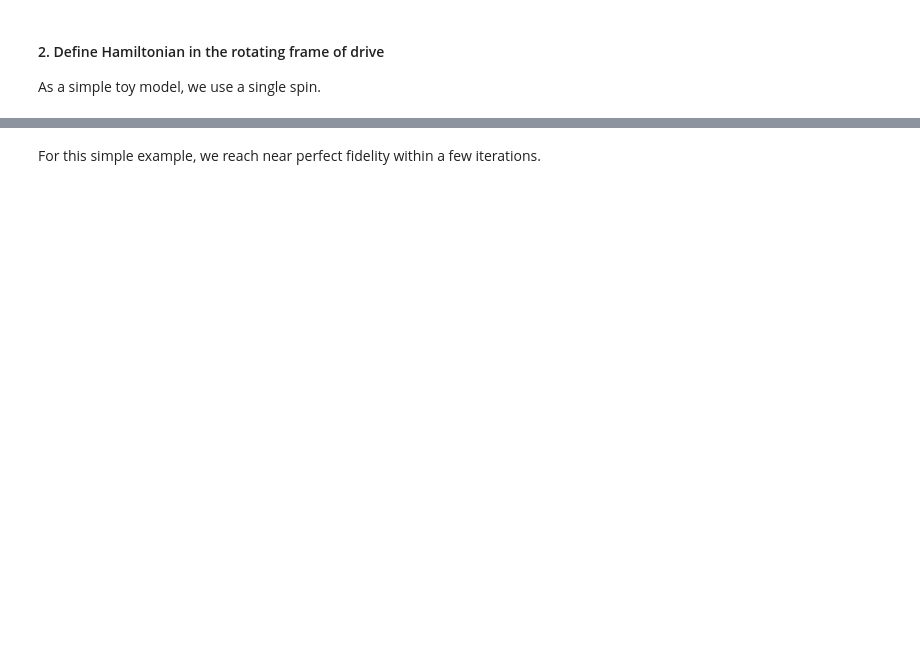
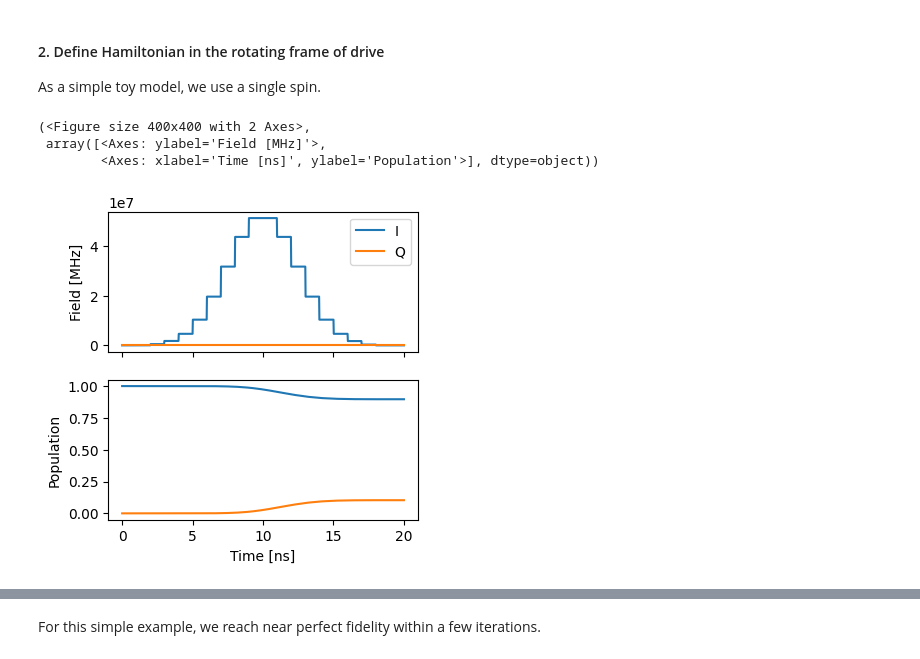
Before and after one commit to FZJ-PGI-12/paraqeet, a Jupyter notebook: examples/OC_GRAPE_TLS.ipynb, the cells around one changed output, grey strips where cells are left out. Drawn from its saved outputs; the diff is of its cells as text; code cells hidden in the pictures; blank space fills up the shorter version.

```diff
--- a/examples/OC_GRAPE_TLS.ipynb
+++ b/examples/OC_GRAPE_TLS.ipynb
@@ -55,7 +58,7 @@ class SpinRWA(Hamiltonian):
         self.sigma_p = np.array([[0j, 1], [0, 0]])
         self.dim = 2
 
-    def getMatrixOneTime(self, t):
+    def get_matrix_one_time(self, t):
         """Just sigma-X."""
         return self._drives[0].get_matrix_one_time(self.sigma_p, t)
 
@@ -77,34 +80,39 @@ prop = ScipyExpmGRAPE(model, res=1e9)
 init = np.array([[1.0], [0]])  # |0>
 target = np.array([[0.0], [1]])  # |1>
 
-prop.setInitialState(init)
-prop.setTargetState(target)
+prop.set_initial_state(init)
+prop.set_target_state(target)
 
 zeroone = StateTransferFidelityGRAPE(
     propagation=prop,
-    initialState=init,
-    targetState=target,
+    initial_state=init,
+    target_state=target,
     times=tlist,
 )
 # %%
 def plotStates():
     """Plot the states."""
     ts = np.linspace(0, t_final, 1001)
     states = prop.propagate(ts)
-    sig = gen.generateSignal(ts)
+    sig = gen.generate_signal(ts)
 
     fig, ax = plt.subplots(2, figsize=(4, 4), sharex=True)
     ax[0].plot(ts / 1e-9, np.real(sig), label="I")
     ax[0].plot(ts / 1e-9, np.imag(sig), label="Q")
     ax[0].legend(loc=1)
     ax[0].set_ylabel("Field [MHz]")
     ax[1].plot(ts / 1e-9, np.abs(states)[:, :, 0] ** 2)
     ax[1].set_ylabel("Population")
     ax[-1].set_xlabel("Time [ns]")
     return fig, ax
 
 
 plotStates()
+# %% [output]
+(<Figure size 400x400 with 2 Axes>,
+ array([<Axes: ylabel='Field [MHz]'>,
+        <Axes: xlabel='Time [ns]', ylabel='Population'>], dtype=object))
+[figure, added]
 # %%
 from cthree.optimisation_map import OptimisationMap
 from cthree.optimisers.scipy_optimiser_gradient import ScipyOptimiserGradient
```
Also changed, not shown: parts of 5 cells of this notebook, 4 other files.
